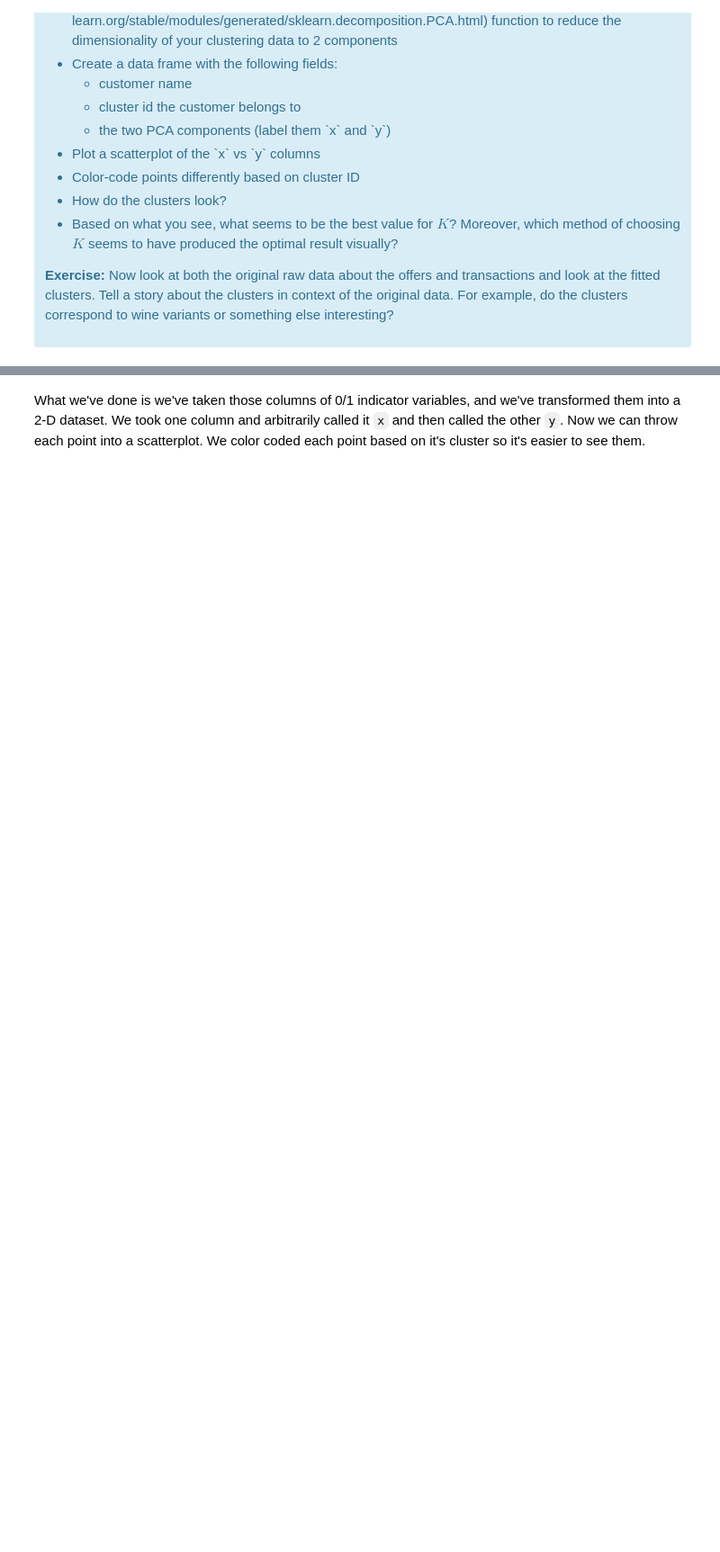
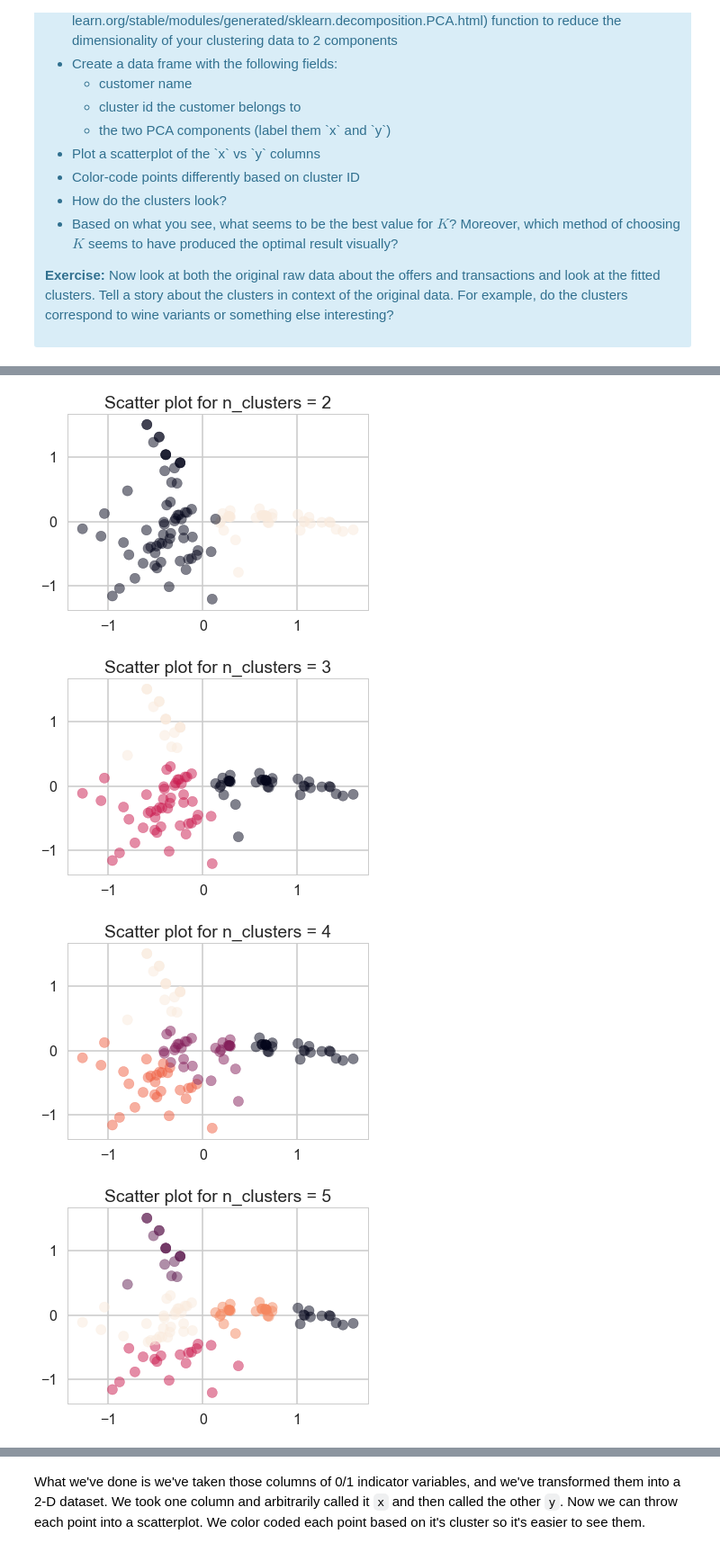
Before and after one commit to chriskhoo/clustering, a Jupyter notebook: Mini_Project_Clustering.ipynb, the cells around one changed output, grey strips where cells are left out. Shown at 90% size. Cells and saved outputs as stored; diff of their text form; code cells hidden in the pictures; blank space fills up the shorter version.

```diff
--- a/Mini_Project_Clustering.ipynb
+++ b/Mini_Project_Clustering.ipynb
@@ -282,0 +329,15 @@ This is only one use of PCA for dimension reduction. We can also use PCA when we
+# %%
+ks = range(2,11)
+
+for k in ks:
+    model = KMeans(n_clusters=k)
+    labels = model.fit_predict(pca_features)
+    dataframe_pca = pd.DataFrame({'name': table.index, 'cluster_id': labels,'x':pca_features[:,0], 'y': pca_features[:,1]})
+    plt.scatter(dataframe_pca['x'], dataframe_pca['y'], c= dataframe_pca['cluster_id'], alpha=0.5)
+    plt.title('Scatter plot for n_clusters = %d' % k)
+    plt.show()
+# %% [output]
+[figure, added]
+[figure, added]
+[figure, added]
+[figure, added]
```
Also changed, not shown: parts of 21 cells of this notebook.
